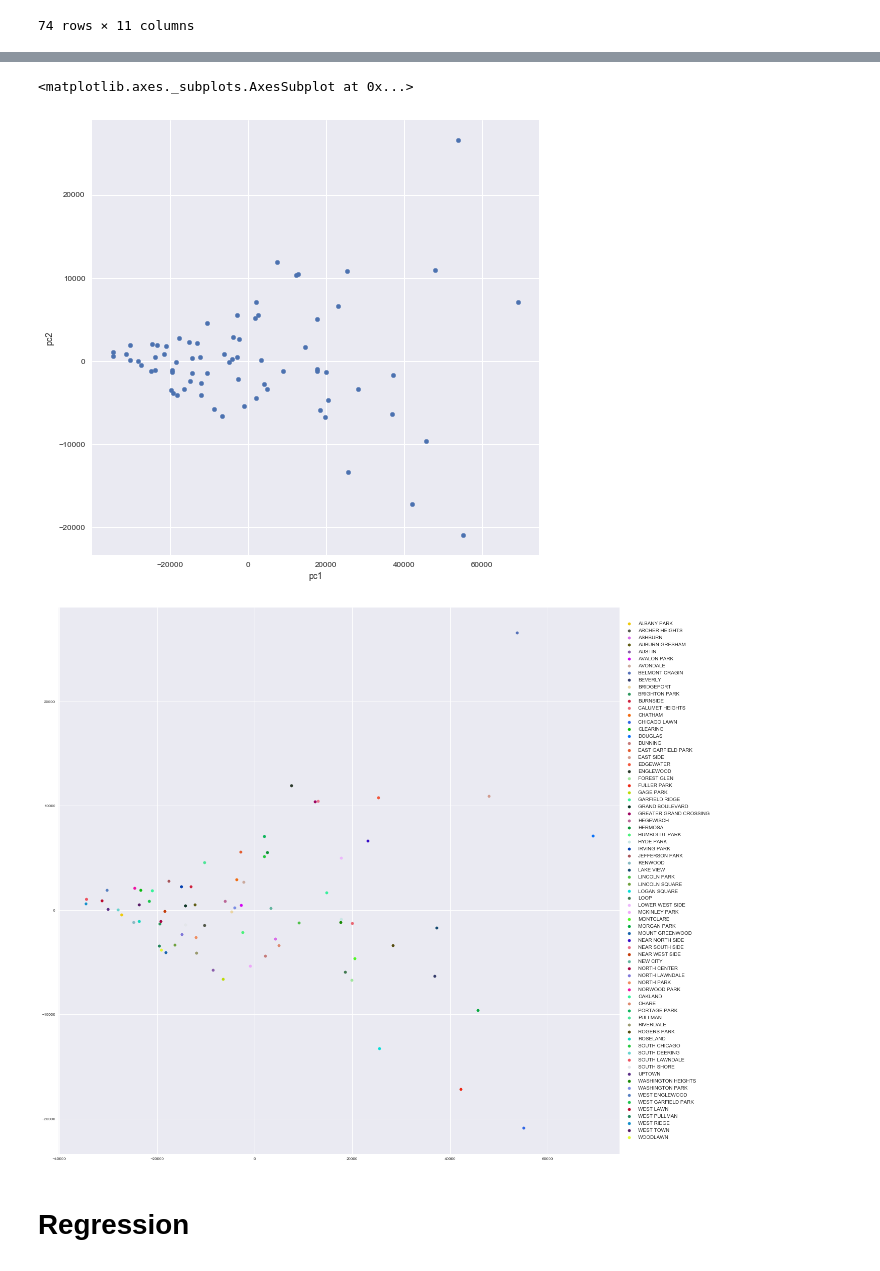
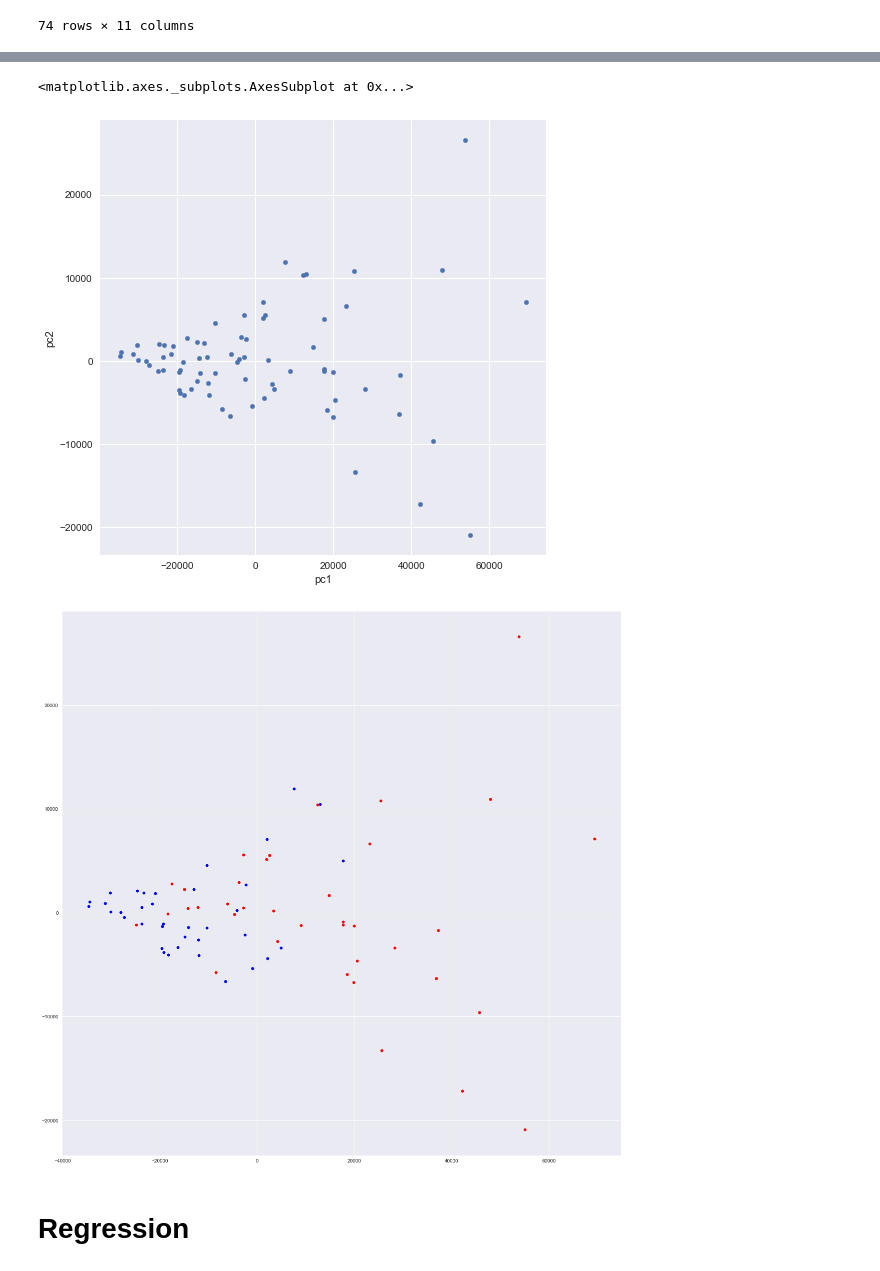
Before and after one commit to busybee333/conda, a Jupyter notebook: CrimeDataExtraction.ipynb, the cells around one changed output, grey strips where cells are left out. Cells and saved outputs as stored; diff of their text form; code cells hidden in the pictures.

```diff
--- a/CrimeDataExtraction.ipynb
+++ b/CrimeDataExtraction.ipynb
@@ -345,16 +355,16 @@ import seaborn as sns
 corrmat = AggregatedDataframe.corr()
 
 # plot size of 8 x 8
-fig = plt.figure(figsize = (8, 8))
+fig = plt.figure(figsize = (15, 15))
 
 # sets font size of seaborn visual
-sns.set(font_scale=0.8)
+sns.set(font_scale=1)
 
 # creates the heatmap
 sns.heatmap(corrmat, vmax = 0.8, annot=True, cmap="Blues")
 
 # x and y tick labels font size
-plt.yticks(rotation=0, fontsize=9)
-plt.xticks(rotation=90, fontsize=9)
+plt.yticks(rotation=0, fontsize=14)
+plt.xticks(rotation=90, fontsize=14)
 plt.show()
 # %% [output]
@@ -791,24 +813,25 @@ comp
 projected.plot(kind='scatter',x='pc1',y='pc2', figsize=(8,8))
 # %% [output]
 <matplotlib.axes._subplots.AxesSubplot at 0x...>
-[figure, old version]
+[figure, new version]
 # %%
-# x = PrimaryCrimeTypeCounts.sum(axis=1)
-# x = x.sort_values(ascending=False)
-# x = x.index.tolist()
-# x = x[:35]
-# print(x)
+# The half of community areas with the most crimes
+mostCrimeCities = PrimaryCrimeTypeCounts.sum(axis=1)
+mostCrimeCities = mostCrimeCities.sort_values(ascending=False)
+mostCrimeCities = mostCrimeCities.index.tolist()
+mostCrimeCities = mostCrimeCities[:37]
 
 plt.figure(figsize=(20,20))
 for index, row in projected.iterrows():
-    plt.scatter(row['pc1'], row['pc2'], c = dictionary[index], s= 30)
+    if index in x:
 
-legend = plt.legend(community_areas,prop={'size': 10}, loc='center left', bbox_to_anchor=(1, 0.5))
-legend.legendHandles[0]._sizes = [30]
-legend.legendHandles[1]._sizes = [30]
+        plt.scatter(row['pc1'], row['pc2'], c = 'r', s= 30) # Community areas with more crime
+    else:
+        plt.scatter(row['pc1'], row['pc2'], c = 'b', s= 30) # Community areas with less crime
+
 plt.show()
 # %% [output]
-[figure, old version]
+[figure, new version]
 # %% [markdown]
 # Regression
 # %%
```
Also changed, not shown: parts of 15 cells of this notebook.
